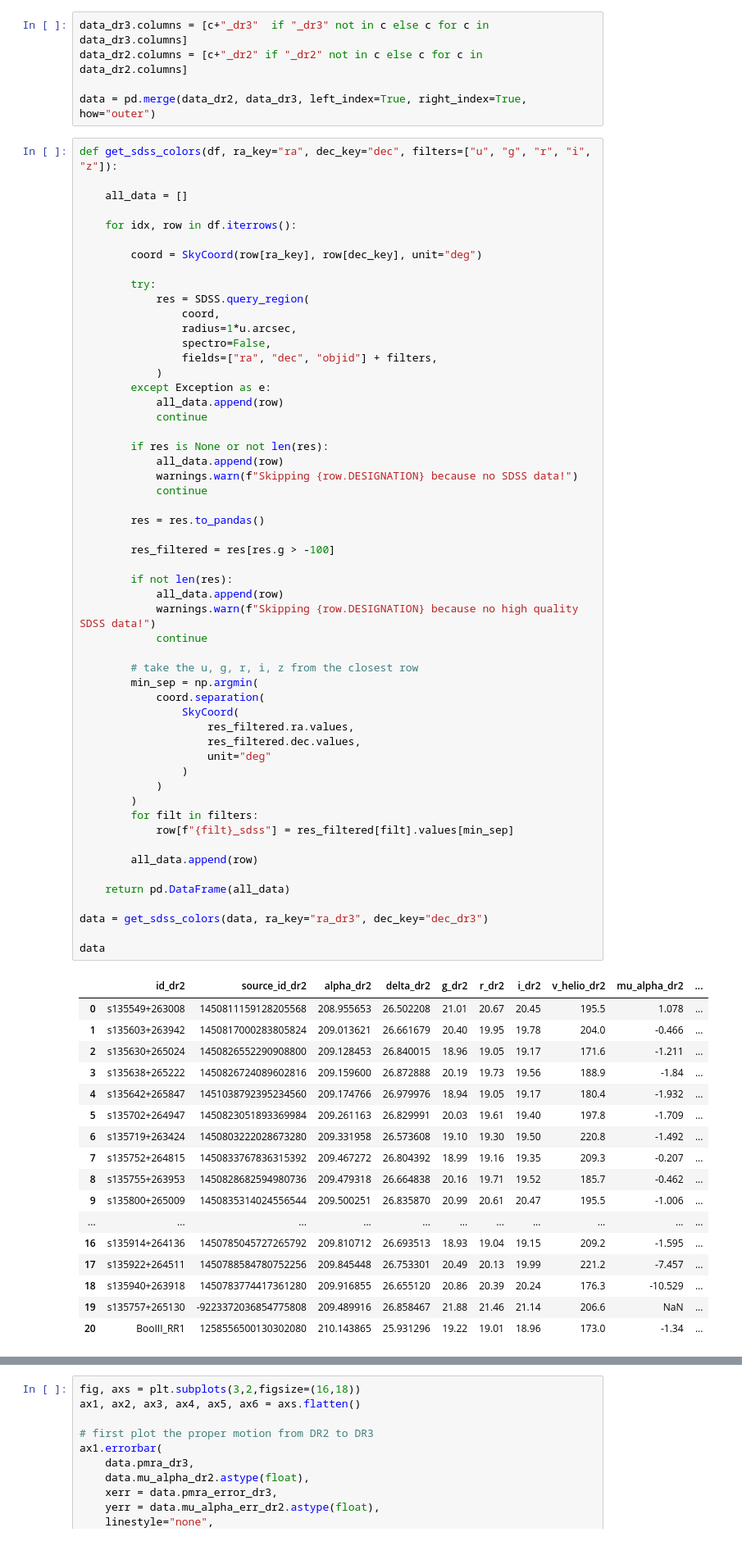
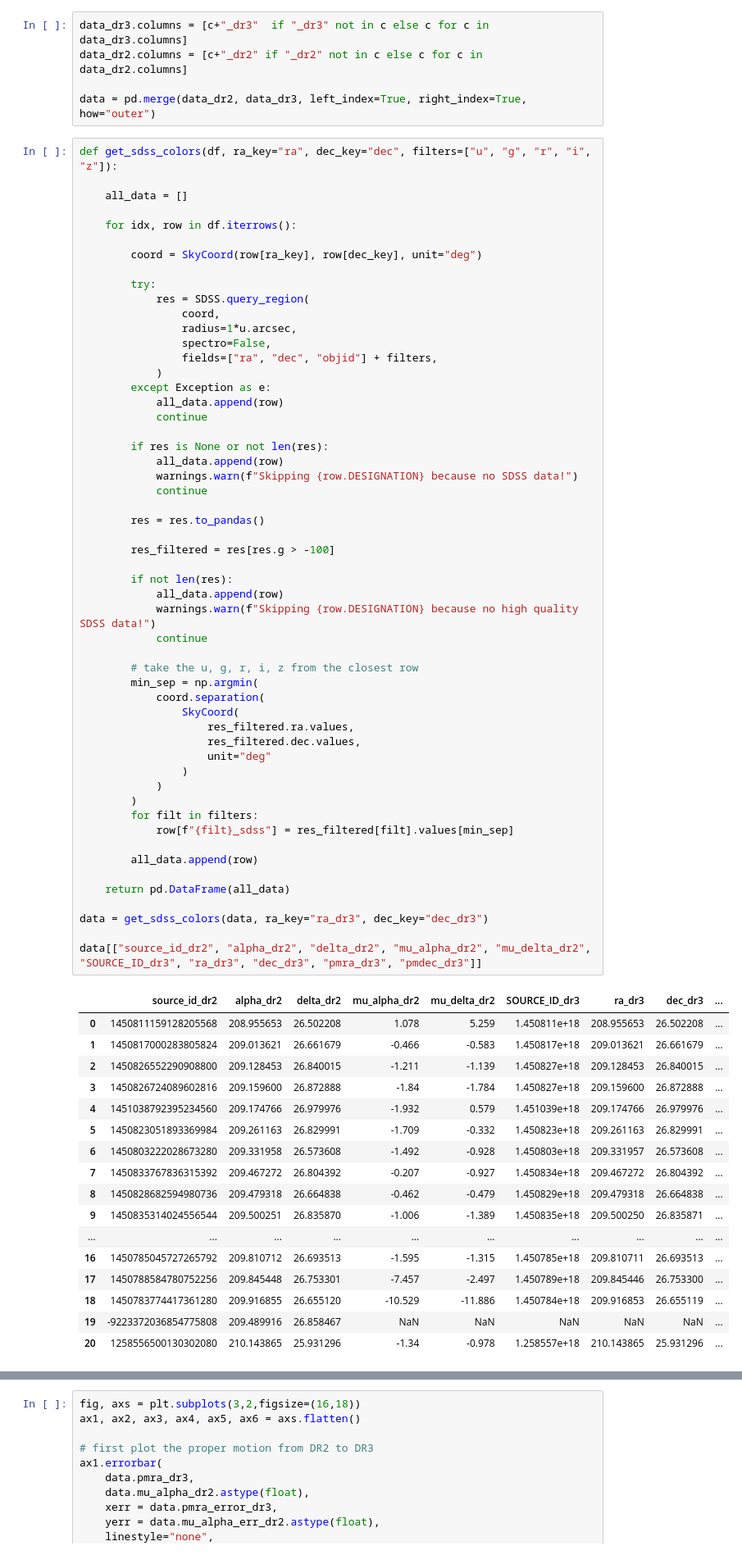
Before and after one commit to noahfranz13/SO-Classes, a Jupyter notebook: ASTR540/hw4/Franz_ASTR540_HW4_NB.ipynb, the cells around one changed output, grey strips where cells are left out. Shown at 82% size. Saved outputs shown, nothing was run; the diff lists cells and outputs as text.

```diff
--- a/ASTR540/hw4/Franz_ASTR540_HW4_NB.ipynb
+++ b/ASTR540/hw4/Franz_ASTR540_HW4_NB.ipynb
@@ -104,48 +106,48 @@ def get_sdss_colors(df, ra_key="ra", dec_key="dec", filters=["u", "g", "r", "i",
 
         res = res.to_pandas()
 
         res_filtered = res[res.g > -100]
 
         if not len(res):
             all_data.append(row)
             warnings.warn(f"Skipping {row.DESIGNATION} because no high quality SDSS data!")
             continue
 
         # take the u, g, r, i, z from the closest row
         min_sep = np.argmin(
             coord.separation(
                 SkyCoord(
                     res_filtered.ra.values,
                     res_filtered.dec.values,
                     unit="deg"
                 )
             )
         )
         for filt in filters:
             row[f"{filt}_sdss"] = res_filtered[filt].values[min_sep]
 
         all_data.append(row)
 
     return pd.DataFrame(all_data)
 
 data = get_sdss_colors(data, ra_key="ra_dr3", dec_key="dec_dr3")
 
-data
+data[["source_id_dr2", "alpha_dr2", "delta_dr2", "mu_alpha_dr2", "mu_delta_dr2", "SOURCE_ID_dr3", "ra_dr3", "dec_dr3", "pmra_dr3", "pmdec_dr3"]]
 # %% [output]
-|  | id_dr2 | source_id_dr2 | alpha_dr2 | delta_dr2 | g_dr2 | r_dr2 | i_dr2 | v_helio_dr2 | mu_alpha_dr2 | ... |
-| 0 | s135549+263008 | 1450811159128205568 | 208.955653 | 26.502208 | 21.01 | 20.67 | 20.45 | 195.5 | 1.078 | ... |
-| 1 | s135603+263942 | 1450817000283805824 | 209.013621 | 26.661679 | 20.40 | 19.95 | 19.78 | 204.0 | -0.466 | ... |
-| 2 | s135630+265024 | 1450826552290908800 | 209.128453 | 26.840015 | 18.96 | 19.05 | 19.17 | 171.6 | -1.211 | ... |
-| 3 | s135638+265222 | 1450826724089602816 | 209.159600 | 26.872888 | 20.19 | 19.73 | 19.56 | 188.9 | -1.84 | ... |
-| 4 | s135642+265847 | 1451038792395234560 | 209.174766 | 26.979976 | 18.94 | 19.05 | 19.17 | 180.4 | -1.932 | ... |
-| 5 | s135702+264947 | 1450823051893369984 | 209.261163 | 26.829991 | 20.03 | 19.61 | 19.40 | 197.8 | -1.709 | ... |
-| 6 | s135719+263424 | 1450803222028673280 | 209.331958 | 26.573608 | 19.10 | 19.30 | 19.50 | 220.8 | -1.492 | ... |
-| 7 | s135752+264815 | 1450833767836315392 | 209.467272 | 26.804392 | 18.99 | 19.16 | 19.35 | 209.3 | -0.207 | ... |
-| 8 | s135755+263953 | 1450828682594980736 | 209.479318 | 26.664838 | 20.16 | 19.71 | 19.52 | 185.7 | -0.462 | ... |
-| 9 | s135800+265009 | 1450835314024556544 | 209.500251 | 26.835870 | 20.99 | 20.61 | 20.47 | 195.5 | -1.006 | ... |
-| ... | ... | ... | ... | ... | ... | ... | ... | ... | ... | ... |
-| 16 | s135914+264136 | 1450785045727265792 | 209.810712 | 26.693513 | 18.93 | 19.04 | 19.15 | 209.2 | -1.595 | ... |
-| 17 | s135922+264511 | 1450788584780752256 | 209.845448 | 26.753301 | 20.49 | 20.13 | 19.99 | 221.2 | -7.457 | ... |
-| 18 | s135940+263918 | 1450783774417361280 | 209.916855 | 26.655120 | 20.86 | 20.39 | 20.24 | 176.3 | -10.529 | ... |
-| 19 | s135757+265130 | -9223372036854775808 | 209.489916 | 26.858467 | 21.88 | 21.46 | 21.14 | 206.6 | NaN | ... |
-| 20 | BooIII_RR1 | 1258556500130302080 | 210.143865 | 25.931296 | 19.22 | 19.01 | 18.96 | 173.0 | -1.34 | ... |
+|  | source_id_dr2 | alpha_dr2 | delta_dr2 | mu_alpha_dr2 | mu_delta_dr2 | SOURCE_ID_dr3 | ra_dr3 | dec_dr3 | ... |
+| 0 | 1450811159128205568 | 208.955653 | 26.502208 | 1.078 | 5.259 | 1.450811e+18 | 208.955653 | 26.502208 | ... |
+| 1 | 1450817000283805824 | 209.013621 | 26.661679 | -0.466 | -0.583 | 1.450817e+18 | 209.013621 | 26.661679 | ... |
+| 2 | 1450826552290908800 | 209.128453 | 26.840015 | -1.211 | -1.139 | 1.450827e+18 | 209.128453 | 26.840015 | ... |
+| 3 | 1450826724089602816 | 209.159600 | 26.872888 | -1.84 | -1.784 | 1.450827e+18 | 209.159600 | 26.872888 | ... |
+| 4 | 1451038792395234560 | 209.174766 | 26.979976 | -1.932 | 0.579 | 1.451039e+18 | 209.174766 | 26.979976 | ... |
+| 5 | 1450823051893369984 | 209.261163 | 26.829991 | -1.709 | -0.332 | 1.450823e+18 | 209.261163 | 26.829991 | ... |
+| 6 | 1450803222028673280 | 209.331958 | 26.573608 | -1.492 | -0.928 | 1.450803e+18 | 209.331957 | 26.573608 | ... |
+| 7 | 1450833767836315392 | 209.467272 | 26.804392 | -0.207 | -0.927 | 1.450834e+18 | 209.467272 | 26.804392 | ... |
+| 8 | 1450828682594980736 | 209.479318 | 26.664838 | -0.462 | -0.479 | 1.450829e+18 | 209.479318 | 26.664838 | ... |
+| 9 | 1450835314024556544 | 209.500251 | 26.835870 | -1.006 | -1.389 | 1.450835e+18 | 209.500250 | 26.835871 | ... |
+| ... | ... | ... | ... | ... | ... | ... | ... | ... | ... |
+| 16 | 1450785045727265792 | 209.810712 | 26.693513 | -1.595 | -1.315 | 1.450785e+18 | 209.810711 | 26.693513 | ... |
+| 17 | 1450788584780752256 | 209.845448 | 26.753301 | -7.457 | -2.497 | 1.450789e+18 | 209.845446 | 26.753300 | ... |
+| 18 | 1450783774417361280 | 209.916855 | 26.655120 | -10.529 | -11.886 | 1.450784e+18 | 209.916853 | 26.655119 | ... |
+| 19 | -9223372036854775808 | 209.489916 | 26.858467 | NaN | NaN | NaN | NaN | NaN | ... |
+| 20 | 1258556500130302080 | 210.143865 | 25.931296 | -1.34 | -0.978 | 1.258557e+18 | 210.143865 | 25.931296 | ... |
```
Also changed, not shown: parts of 11 cells of this notebook, 9 other files.
